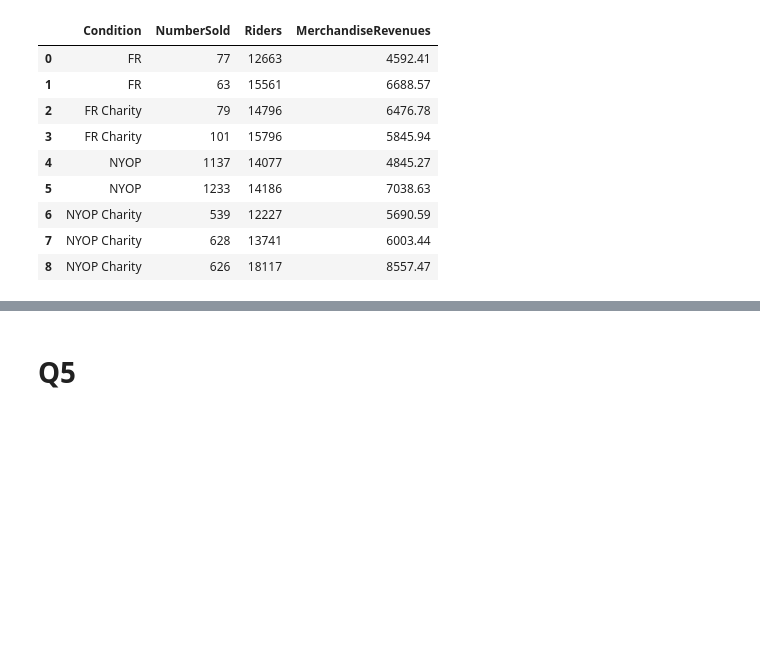
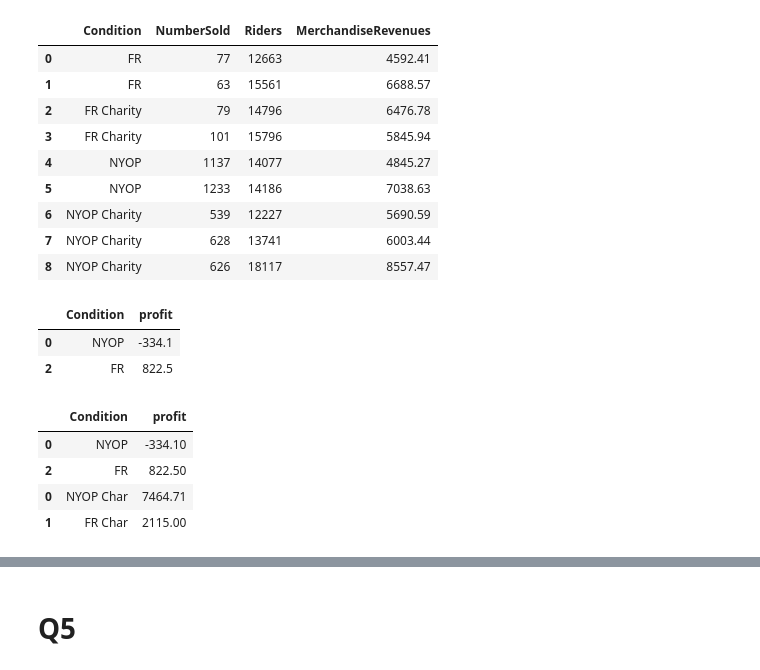
Before and after one commit to rsm-roguchi/Case2, a Jupyter notebook: case.ipynb, the cells around one changed output, grey strips where cells are left out. Saved outputs shown, nothing was run; the diff lists cells and outputs as text; code cells hidden in the pictures; blank space fills up the shorter version.

```diff
--- a/case.ipynb
+++ b/case.ipynb
@@ -436,4 +436,12 @@ sales_dat
 | 6 | NYOP Charity | 539 | 12227 | 5690.59 |
 | 7 | NYOP Charity | 628 | 13741 | 6003.44 |
 | 8 | NYOP Charity | 626 | 18117 | 8557.47 |
+# %%
+all_daily_df = pd.DataFrame(all_daily).reset_index()
+all_daily_df = all_daily_df[all_daily_df['Condition'].str.contains("Charity") == False]
+all_daily_df
+# %% [output]
+|  | Condition | profit |
+| 0 | NYOP | -334.1 |
+| 2 | FR | 822.5 |
 # %%
@@ -442 +450,10 @@ charity_profit.loc[charity_profit['Type'] == 'FR', 'Rev'] = charity_profit.loc[c
+# %%
+charity_profit = pd.concat([all_daily_df, charity_profit])
+charity_profit
+# %% [output]
+|  | Condition | profit |
+| 0 | NYOP | -334.10 |
+| 2 | FR | 822.50 |
+| 0 | NYOP Char | 7464.71 |
+| 1 | FR Char | 2115.00 |
 # %%
```
Also changed, not shown: parts of 13 cells of this notebook.
